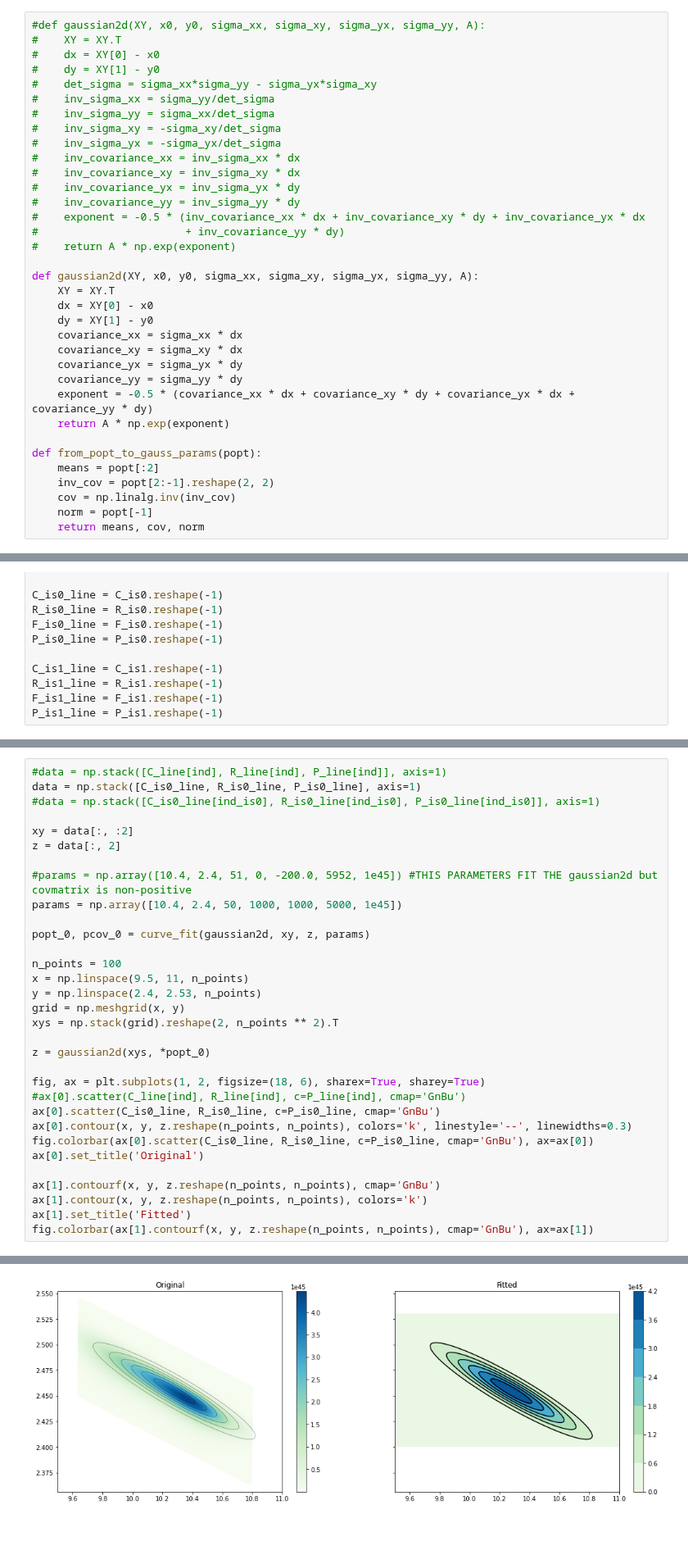
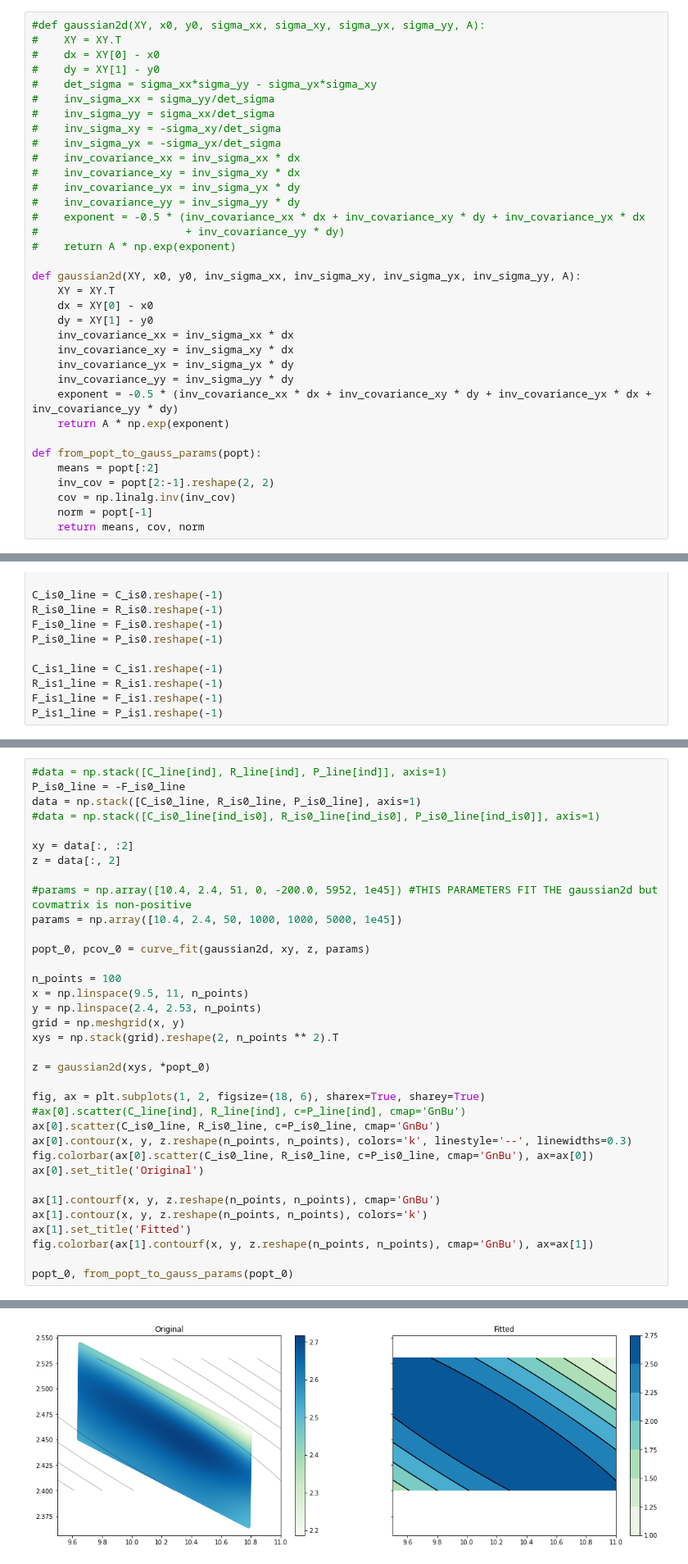
Before and after one commit to anacmolina/ML-DFT, a Jupyter notebook: notebooks/27b - fes fiiting parameters.ipynb, the cells around one changed output, grey strips where cells are left out. Shown at 82% size. Saved outputs shown, nothing was run; the diff lists cells and outputs as text; blank space fills up the shorter version.

```diff
--- a/notebooks/27b - fes fiiting parameters.ipynb
+++ b/notebooks/27b - fes fiiting parameters.ipynb
@@ -23,15 +23,15 @@ from ase.units import kB
 #                       + inv_covariance_yy * dy)
 #    return A * np.exp(exponent)
 
-def gaussian2d(XY, x0, y0, sigma_xx, sigma_xy, sigma_yx, sigma_yy, A):
+def gaussian2d(XY, x0, y0, inv_sigma_xx, inv_sigma_xy, inv_sigma_yx, inv_sigma_yy, A):
     XY = XY.T
     dx = XY[0] - x0
     dy = XY[1] - y0
-    covariance_xx = sigma_xx * dx
-    covariance_xy = sigma_xy * dx
-    covariance_yx = sigma_yx * dy
-    covariance_yy = sigma_yy * dy
-    exponent = -0.5 * (covariance_xx * dx + covariance_xy * dy + covariance_yx * dx + covariance_yy * dy)
+    inv_covariance_xx = inv_sigma_xx * dx
+    inv_covariance_xy = inv_sigma_xy * dx
+    inv_covariance_yx = inv_sigma_yx * dy
+    inv_covariance_yy = inv_sigma_yy * dy
+    exponent = -0.5 * (inv_covariance_xx * dx + inv_covariance_xy * dy + inv_covariance_yx * dx + inv_covariance_yy * dy)
     return A * np.exp(exponent)
 
 def from_popt_to_gauss_params(popt):
@@ -163,6 +163,7 @@ plt.gca().set_aspect('auto')
 [figure]
 # %%
 #data = np.stack([C_line[ind], R_line[ind], P_line[ind]], axis=1)
+P_is0_line = -F_is0_line
 data = np.stack([C_is0_line, R_is0_line, P_is0_line], axis=1)
 #data = np.stack([C_is0_line[ind_is0], R_is0_line[ind_is0], P_is0_line[ind_is0]], axis=1)
 
@@ -193,4 +194,6 @@ ax[1].contourf(x, y, z.reshape(n_points, n_points), cmap='GnBu')
 ax[1].contour(x, y, z.reshape(n_points, n_points), colors='k')
 ax[1].set_title('Fitted')
 fig.colorbar(ax[1].contourf(x, y, z.reshape(n_points, n_points), cmap='GnBu'), ax=ax[1])
+
+popt_0, from_popt_to_gauss_params(popt_0)
 # %% [output]
@@ -198,4 +206,4 @@ fig.colorbar(ax[1].contourf(x, y, z.reshape(n_points, n_points), cmap='GnBu'), a
-[figure, old version]
+[figure, new version]
 # %%
 def gaussian2d(XY, x0, y0, sigma_xx, sigma_xy, sigma_yx, sigma_yy, A):
     XY = XY.T
```
Also changed, not shown: parts of 16 cells of this notebook, 6 other files.
